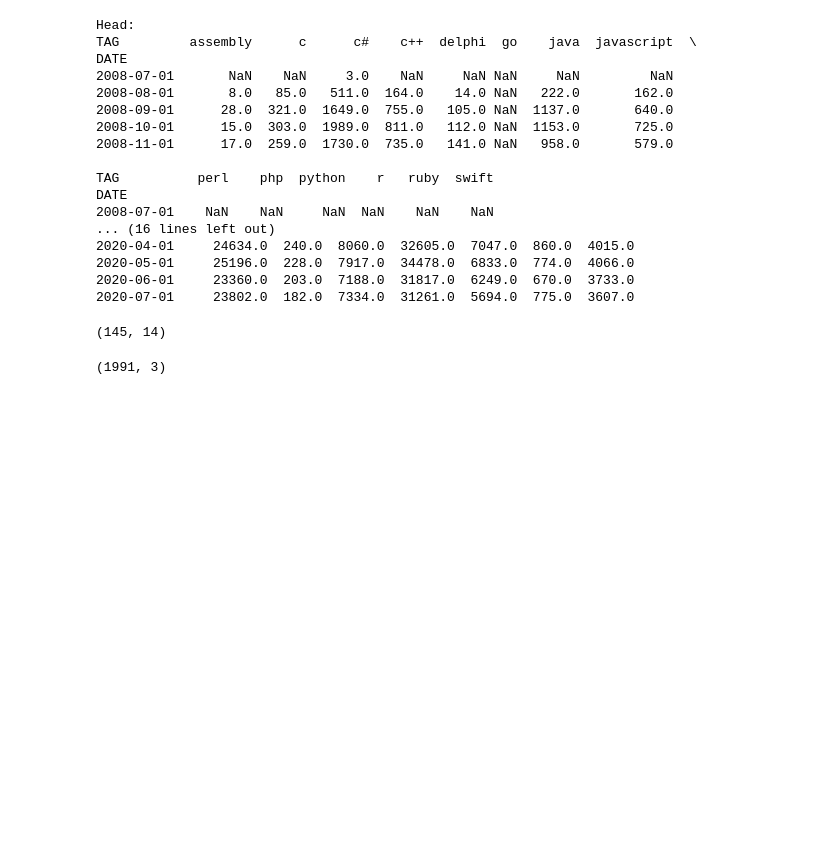
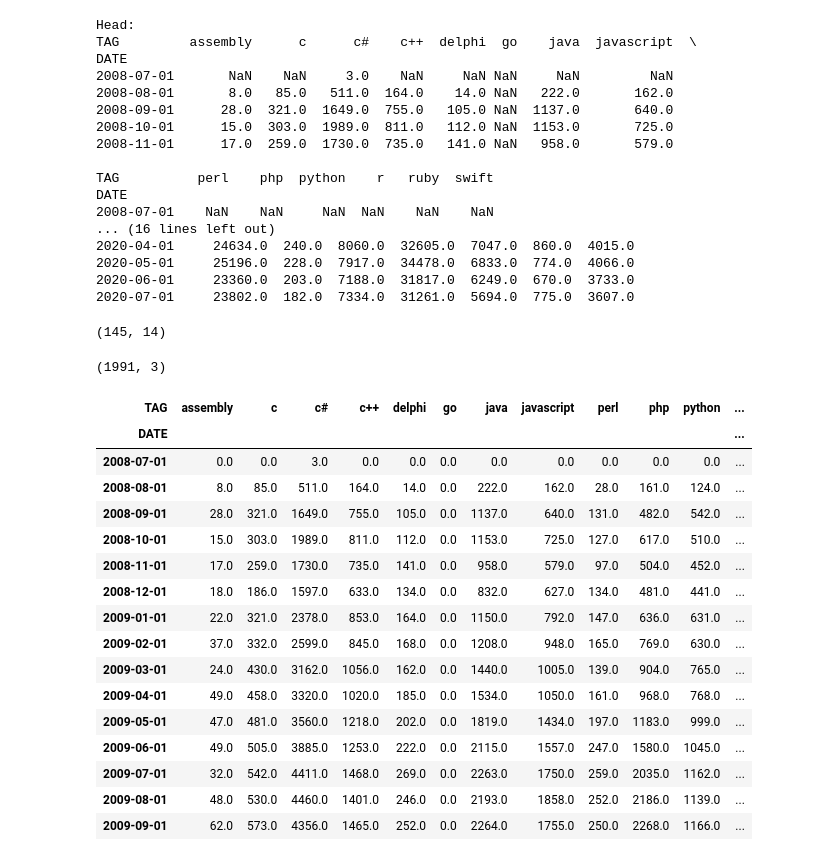
Before and after one commit to moazzam3890/Popularity-of-Programming-Languages, a Jupyter notebook: Analysis_Of_Languages_Popularity.ipynb, the cells around one changed output. Saved outputs shown, nothing was run; the diff lists cells and outputs as text; code cells hidden in the pictures; blank space fills up the shorter version.

```diff
--- a/Analysis_Of_Languages_Popularity.ipynb
+++ b/Analysis_Of_Languages_Popularity.ipynb
@@ -189,0 +192,20 @@ reshaped_df.fillna(0, inplace=T)
+# %%
+reshaped_df.head(15)
+# %% [output]
+| TAG | assembly | c | c# | c++ | delphi | go | java | javascript | perl | php | python | ... |
+| DATE |  |  |  |  |  |  |  |  |  |  |  | ... |
+| 2008-07-01 | 0.0 | 0.0 | 3.0 | 0.0 | 0.0 | 0.0 | 0.0 | 0.0 | 0.0 | 0.0 | 0.0 | ... |
+| 2008-08-01 | 8.0 | 85.0 | 511.0 | 164.0 | 14.0 | 0.0 | 222.0 | 162.0 | 28.0 | 161.0 | 124.0 | ... |
+| 2008-09-01 | 28.0 | 321.0 | 1649.0 | 755.0 | 105.0 | 0.0 | 1137.0 | 640.0 | 131.0 | 482.0 | 542.0 | ... |
+| 2008-10-01 | 15.0 | 303.0 | 1989.0 | 811.0 | 112.0 | 0.0 | 1153.0 | 725.0 | 127.0 | 617.0 | 510.0 | ... |
+| 2008-11-01 | 17.0 | 259.0 | 1730.0 | 735.0 | 141.0 | 0.0 | 958.0 | 579.0 | 97.0 | 504.0 | 452.0 | ... |
+| 2008-12-01 | 18.0 | 186.0 | 1597.0 | 633.0 | 134.0 | 0.0 | 832.0 | 627.0 | 134.0 | 481.0 | 441.0 | ... |
+| 2009-01-01 | 22.0 | 321.0 | 2378.0 | 853.0 | 164.0 | 0.0 | 1150.0 | 792.0 | 147.0 | 636.0 | 631.0 | ... |
+| 2009-02-01 | 37.0 | 332.0 | 2599.0 | 845.0 | 168.0 | 0.0 | 1208.0 | 948.0 | 165.0 | 769.0 | 630.0 | ... |
+| 2009-03-01 | 24.0 | 430.0 | 3162.0 | 1056.0 | 162.0 | 0.0 | 1440.0 | 1005.0 | 139.0 | 904.0 | 765.0 | ... |
+| 2009-04-01 | 49.0 | 458.0 | 3320.0 | 1020.0 | 185.0 | 0.0 | 1534.0 | 1050.0 | 161.0 | 968.0 | 768.0 | ... |
+| 2009-05-01 | 47.0 | 481.0 | 3560.0 | 1218.0 | 202.0 | 0.0 | 1819.0 | 1434.0 | 197.0 | 1183.0 | 999.0 | ... |
+| 2009-06-01 | 49.0 | 505.0 | 3885.0 | 1253.0 | 222.0 | 0.0 | 2115.0 | 1557.0 | 247.0 | 1580.0 | 1045.0 | ... |
+| 2009-07-01 | 32.0 | 542.0 | 4411.0 | 1468.0 | 269.0 | 0.0 | 2263.0 | 1750.0 | 259.0 | 2035.0 | 1162.0 | ... |
+| 2009-08-01 | 48.0 | 530.0 | 4460.0 | 1401.0 | 246.0 | 0.0 | 2193.0 | 1858.0 | 252.0 | 2186.0 | 1139.0 | ... |
+| 2009-09-01 | 62.0 | 573.0 | 4356.0 | 1465.0 | 252.0 | 0.0 | 2264.0 | 1755.0 | 250.0 | 2268.0 | 1166.0 | ... |
```
Also changed, not shown: parts of 8 cells of this notebook.
